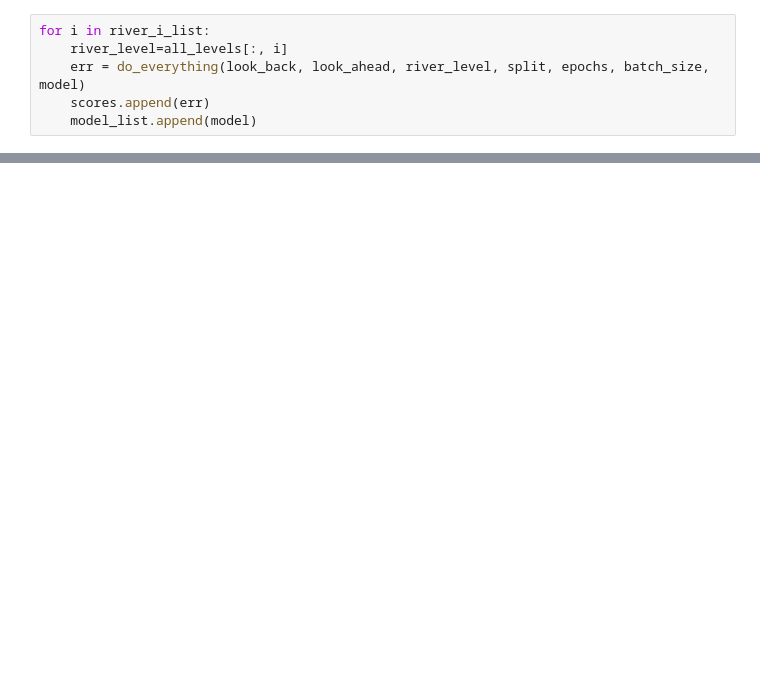
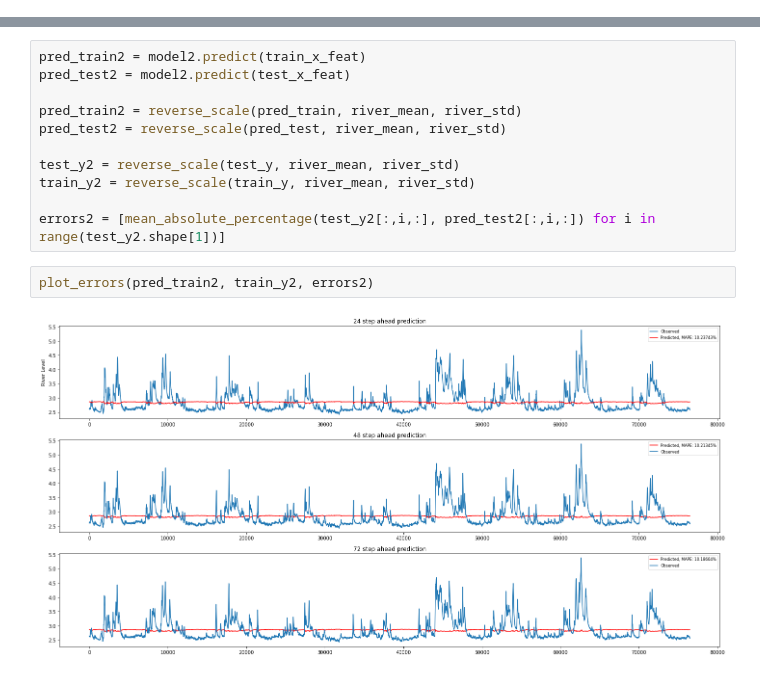
Before and after one commit to mmngreco/aguathon_2019, a Jupyter notebook: RNN.ipynb, the cells around one changed output, grey strips where cells are left out. Drawn from its saved outputs; the diff is of its cells as text; blank space fills up the shorter version.

```diff
--- a/RNN.ipynb
+++ b/RNN.ipynb
@@ -174,6 +163,0 @@ _________________________________________________________________
-# %%
-for i in river_i_list:
-    river_level=all_levels[:, i]
-    err = do_everything(look_back, look_ahead, river_level, split, epochs, batch_size, model)
-    scores.append(err)
-    model_list.append(model)
@@ -229,0 +217,15 @@ _________________________________________________________________
+# %%
+pred_train2 = model2.predict(train_x_feat)
+pred_test2 = model2.predict(test_x_feat)
+
+pred_train2 = reverse_scale(pred_train, river_mean, river_std)
+pred_test2 = reverse_scale(pred_test, river_mean, river_std)
+
+test_y2 = reverse_scale(test_y, river_mean, river_std)
+train_y2 = reverse_scale(train_y, river_mean, river_std)
+
+errors2 = [mean_absolute_percentage(test_y2[:,i,:], pred_test2[:,i,:]) for i in range(test_y2.shape[1])]
+# %%
+plot_errors(pred_train2, train_y2, errors2)
+# %% [output]
+[figure, added]
```
Also changed, not shown: parts of 25 cells of this notebook.
